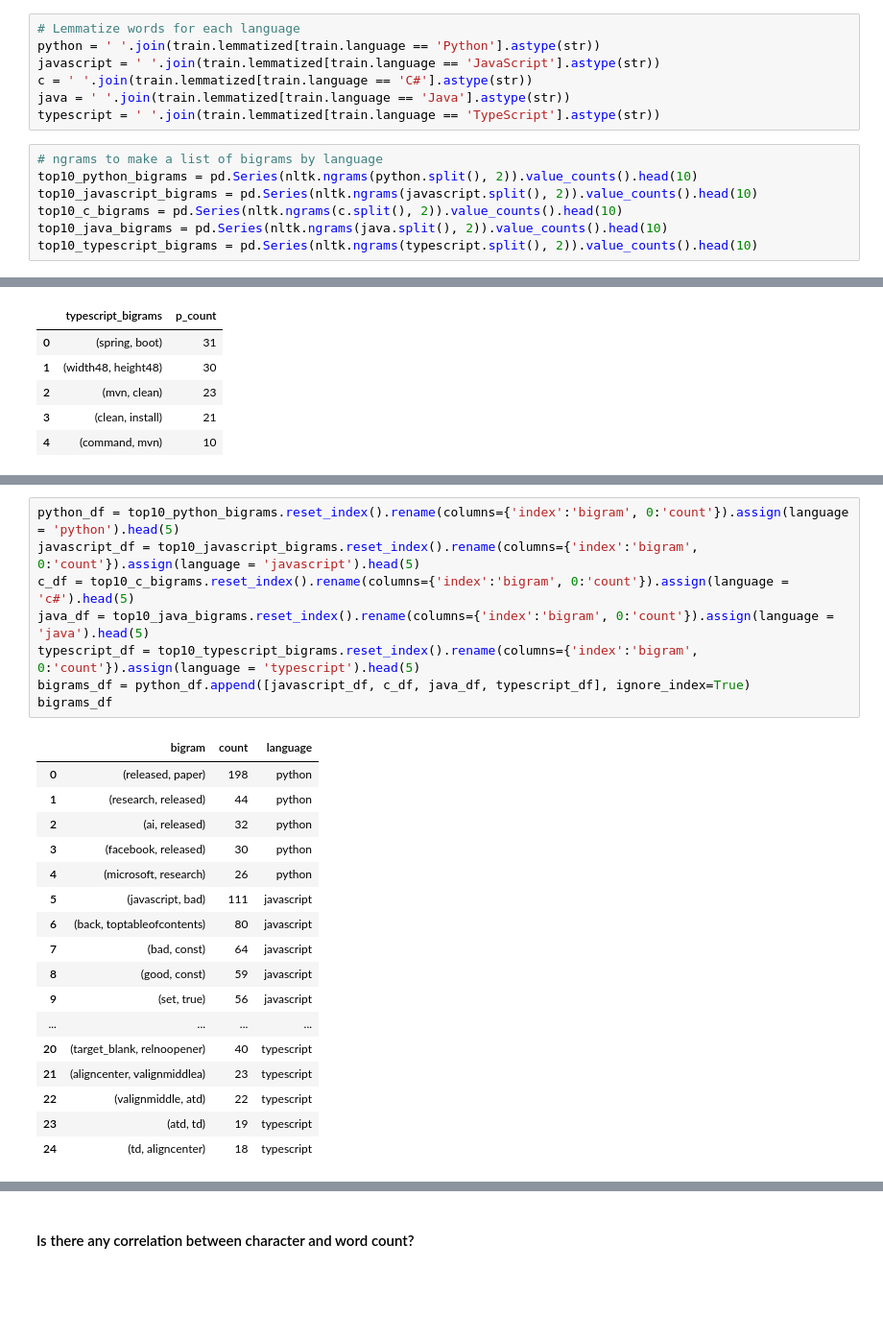
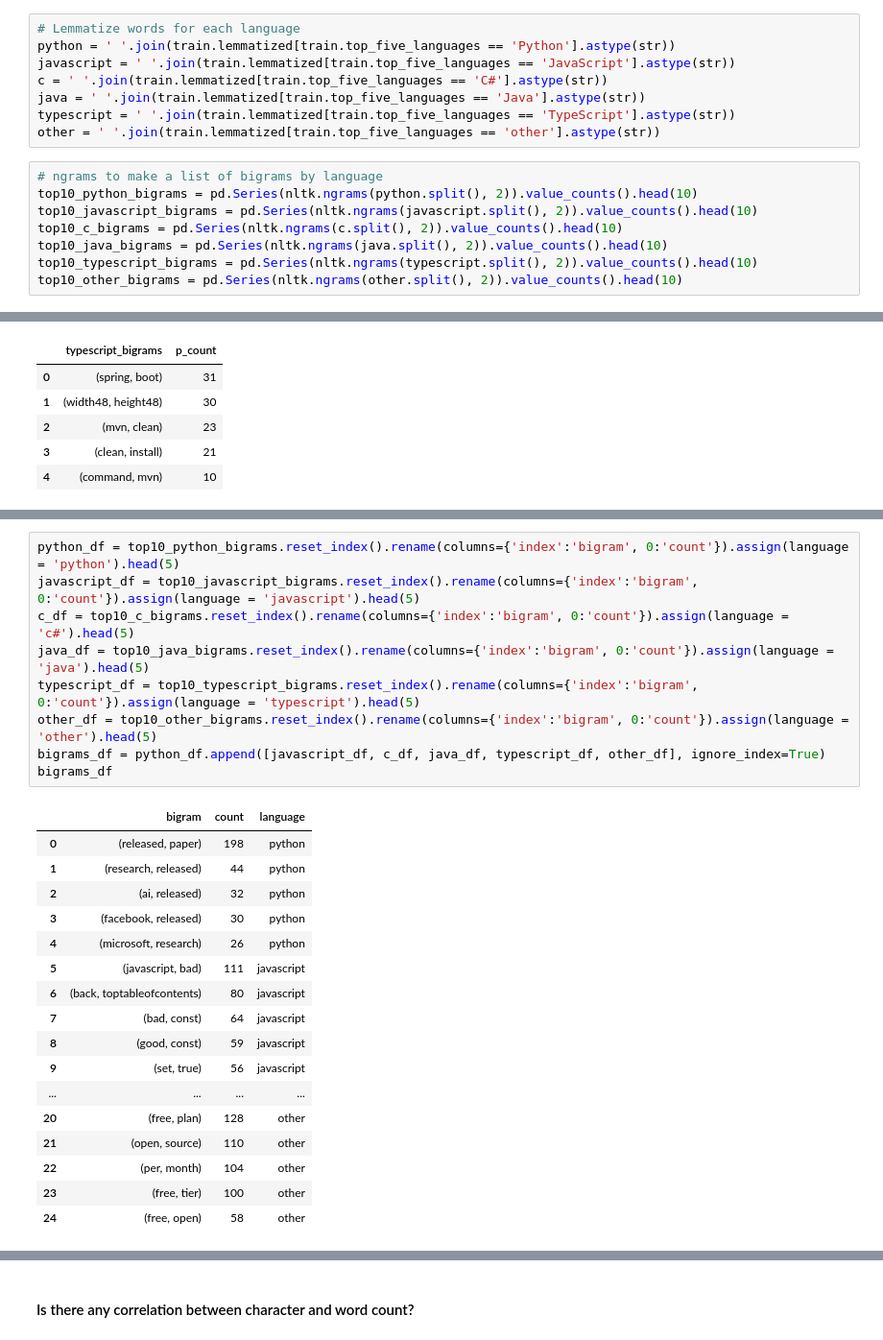
Before and after one commit to team2-nlp-project/team2-nlp-project, a Jupyter notebook: jerry_workbook.ipynb, the cells around one changed output, grey strips where cells are left out. Shown at 96% size. Saved outputs shown, nothing was run; the diff lists cells and outputs as text; blank space fills up the shorter version.

```diff
--- a/jerry_workbook.ipynb
+++ b/jerry_workbook.ipynb
@@ -653,10 +653,11 @@ Name: language, dtype: int64
 # %%
 # Lemmatize words for each language
-python = ' '.join(train.lemmatized[train.language == 'Python'].astype(str))
-javascript = ' '.join(train.lemmatized[train.language == 'JavaScript'].astype(str))
-c = ' '.join(train.lemmatized[train.language == 'C#'].astype(str))
-java = ' '.join(train.lemmatized[train.language == 'Java'].astype(str))
-typescript = ' '.join(train.lemmatized[train.language == 'TypeScript'].astype(str))
+python = ' '.join(train.lemmatized[train.top_five_languages == 'Python'].astype(str))
+javascript = ' '.join(train.lemmatized[train.top_five_languages == 'JavaScript'].astype(str))
+c = ' '.join(train.lemmatized[train.top_five_languages == 'C#'].astype(str))
+java = ' '.join(train.lemmatized[train.top_five_languages == 'Java'].astype(str))
+typescript = ' '.join(train.lemmatized[train.top_five_languages == 'TypeScript'].astype(str))
+other = ' '.join(train.lemmatized[train.top_five_languages == 'other'].astype(str))
 # %%
 # ngrams to make a list of bigrams by language
 top10_python_bigrams = pd.Series(nltk.ngrams(python.split(), 2)).value_counts().head(10)
@@ -664,6 +665,7 @@ top10_javascript_bigrams = pd.Series(nltk.ngrams(javascript.split(), 2)).value_c
 top10_c_bigrams = pd.Series(nltk.ngrams(c.split(), 2)).value_counts().head(10)
 top10_java_bigrams = pd.Series(nltk.ngrams(java.split(), 2)).value_counts().head(10)
 top10_typescript_bigrams = pd.Series(nltk.ngrams(typescript.split(), 2)).value_counts().head(10)
+top10_other_bigrams = pd.Series(nltk.ngrams(other.split(), 2)).value_counts().head(10)
 # %%
 python_bi = pd.DataFrame(top10_python_bigrams).reset_index().rename(columns={'index':'python_bigrams', 0:'p_count'})
 python_bi.head()
@@ -717,29 +729,30 @@ typescript_bi.head()
 # %%
 python_df = top10_python_bigrams.reset_index().rename(columns={'index':'bigram', 0:'count'}).assign(language = 'python').head(5)
 javascript_df = top10_javascript_bigrams.reset_index().rename(columns={'index':'bigram', 0:'count'}).assign(language = 'javascript').head(5)
 c_df = top10_c_bigrams.reset_index().rename(columns={'index':'bigram', 0:'count'}).assign(language = 'c#').head(5)
 java_df = top10_java_bigrams.reset_index().rename(columns={'index':'bigram', 0:'count'}).assign(language = 'java').head(5)
 typescript_df = top10_typescript_bigrams.reset_index().rename(columns={'index':'bigram', 0:'count'}).assign(language = 'typescript').head(5)
-bigrams_df = python_df.append([javascript_df, c_df, java_df, typescript_df], ignore_index=True)
+other_df = top10_other_bigrams.reset_index().rename(columns={'index':'bigram', 0:'count'}).assign(language = 'other').head(5)
+bigrams_df = python_df.append([javascript_df, c_df, java_df, typescript_df, other_df], ignore_index=True)
 bigrams_df
 # %% [output]
 |  | bigram | count | language |
 | 0 | (released, paper) | 198 | python |
 | 1 | (research, released) | 44 | python |
 | 2 | (ai, released) | 32 | python |
 | 3 | (facebook, released) | 30 | python |
 | 4 | (microsoft, research) | 26 | python |
 | 5 | (javascript, bad) | 111 | javascript |
 | 6 | (back, toptableofcontents) | 80 | javascript |
 | 7 | (bad, const) | 64 | javascript |
 | 8 | (good, const) | 59 | javascript |
 | 9 | (set, true) | 56 | javascript |
 | ... | ... | ... | ... |
-| 20 | (target_blank, relnoopener) | 40 | typescript |
-| 21 | (aligncenter, valignmiddlea) | 23 | typescript |
-| 22 | (valignmiddle, atd) | 22 | typescript |
-| 23 | (atd, td) | 19 | typescript |
-| 24 | (td, aligncenter) | 18 | typescript |
+| 20 | (free, plan) | 128 | other |
+| 21 | (open, source) | 110 | other |
+| 22 | (per, month) | 104 | other |
+| 23 | (free, tier) | 100 | other |
+| 24 | (free, open) | 58 | other |
 # %%
 bigrams_df = bigrams_df.drop_duplicates()
 bigrams_df
```
Also changed, not shown: parts of 15 cells of this notebook, 2 other files.
